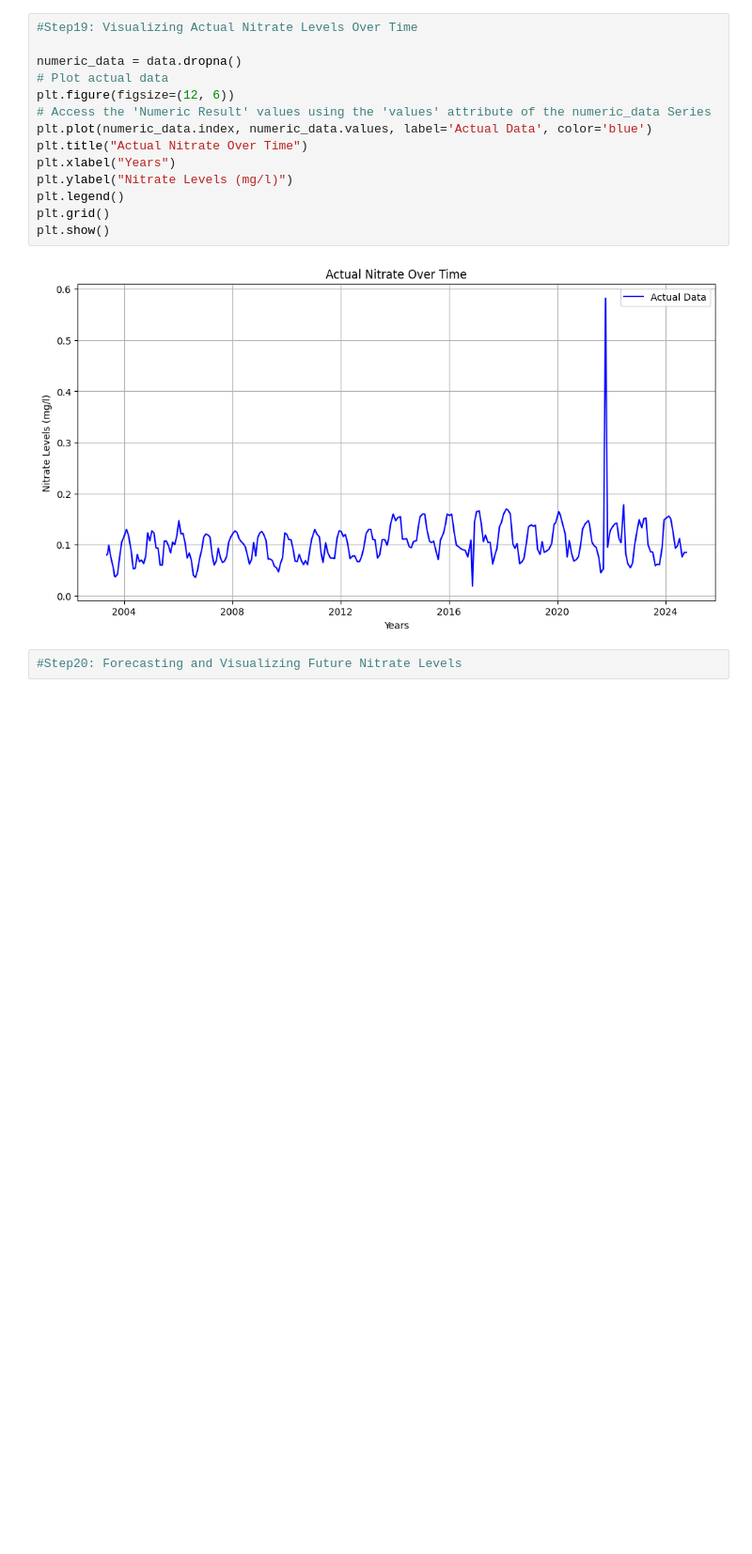
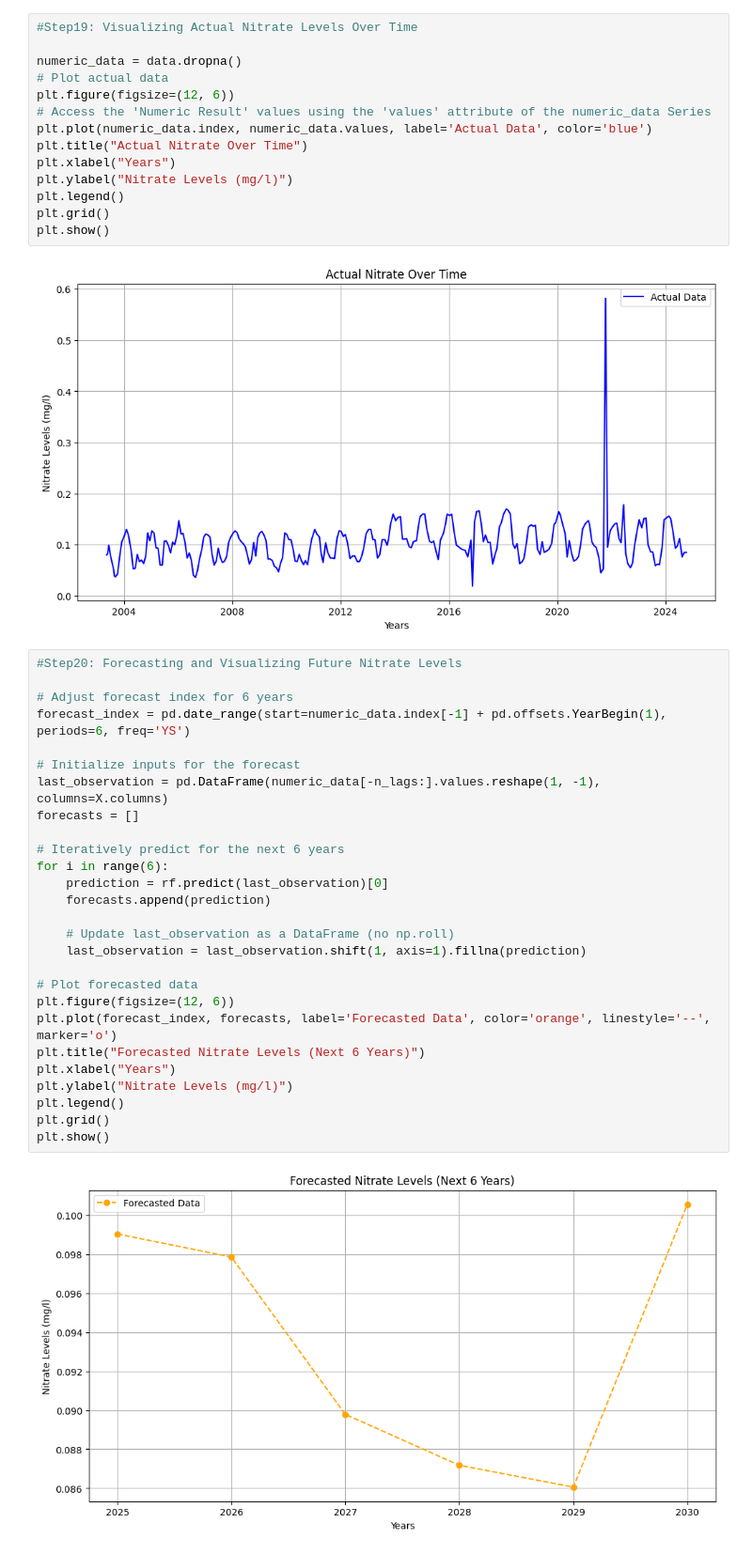
Before and after one commit to MusadSaiyed7/Engg680_Project2024_Group15, a Jupyter notebook: water_assessment_model.ipynb, the cells around one changed output. Shown: that part at 94% size. Saved outputs shown, nothing was run; the diff lists cells and outputs as text; blank space fills up the shorter version.

Commit message:
Fixed Forecasted and Visualizing Future Nitrate Levels

```diff
--- a/water_assessment_model.ipynb
+++ b/water_assessment_model.ipynb
@@ -319,5 +319,32 @@ plt.grid()
 plt.show()
 # %% [output]
 [figure]
-# %%
-#Step20: Forecasting and Visualizing Future Nitrate Levels
+# %%
+#Step20: Forecasting and Visualizing Future Nitrate Levels
+
+# Adjust forecast index for 6 years
+forecast_index = pd.date_range(start=numeric_data.index[-1] + pd.offsets.YearBegin(1), periods=6, freq='YS')
+
+# Initialize inputs for the forecast
+last_observation = pd.DataFrame(numeric_data[-n_lags:].values.reshape(1, -1), columns=X.columns)
+forecasts = []
+
+# Iteratively predict for the next 6 years
+for i in range(6):
+    prediction = rf.predict(last_observation)[0]
+    forecasts.append(prediction)
+
+    # Update last_observation as a DataFrame (no np.roll)
+    last_observation = last_observation.shift(1, axis=1).fillna(prediction)
+
+# Plot forecasted data
+plt.figure(figsize=(12, 6))
+plt.plot(forecast_index, forecasts, label='Forecasted Data', color='orange', linestyle='--', marker='o')
+plt.title("Forecasted Nitrate Levels (Next 6 Years)")
+plt.xlabel("Years")
+plt.ylabel("Nitrate Levels (mg/l)")
+plt.legend()
+plt.grid()
+plt.show()
+# %% [output]
+[figure, added]
```
